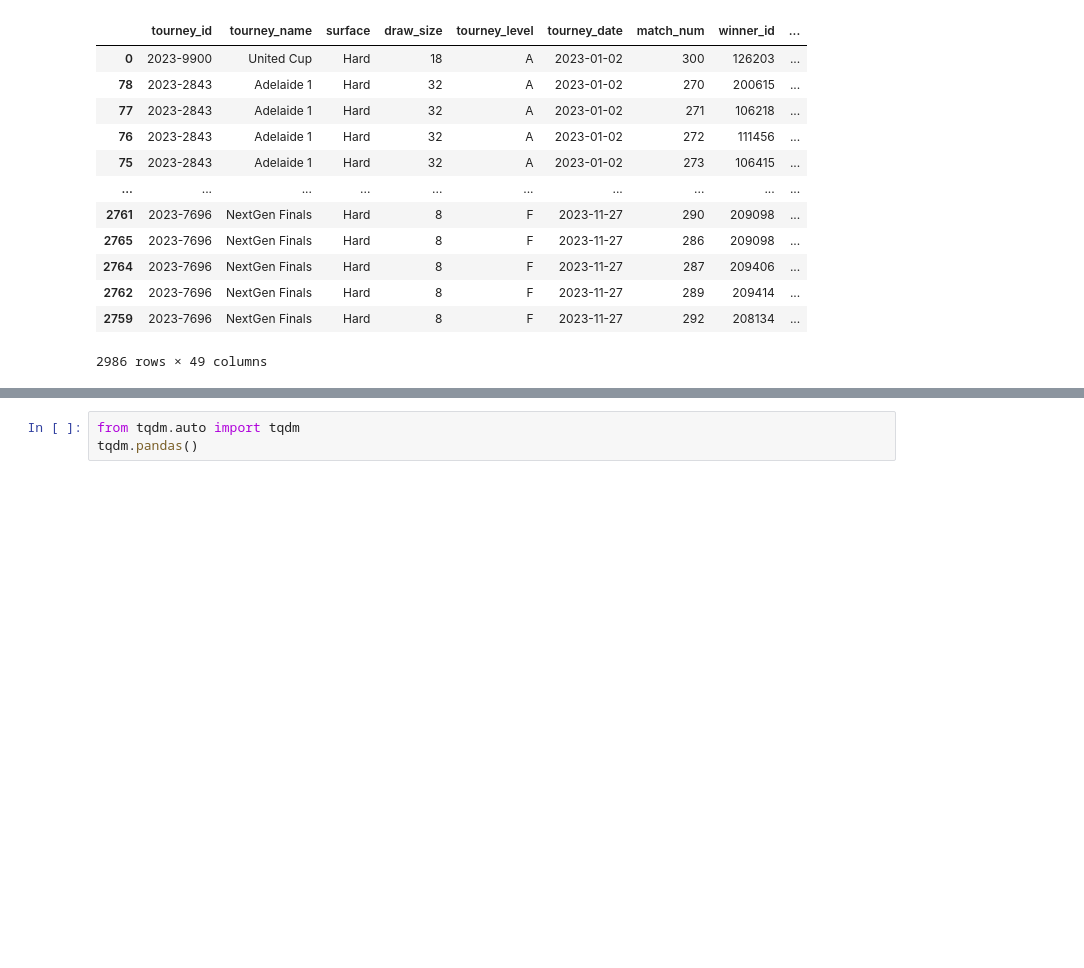
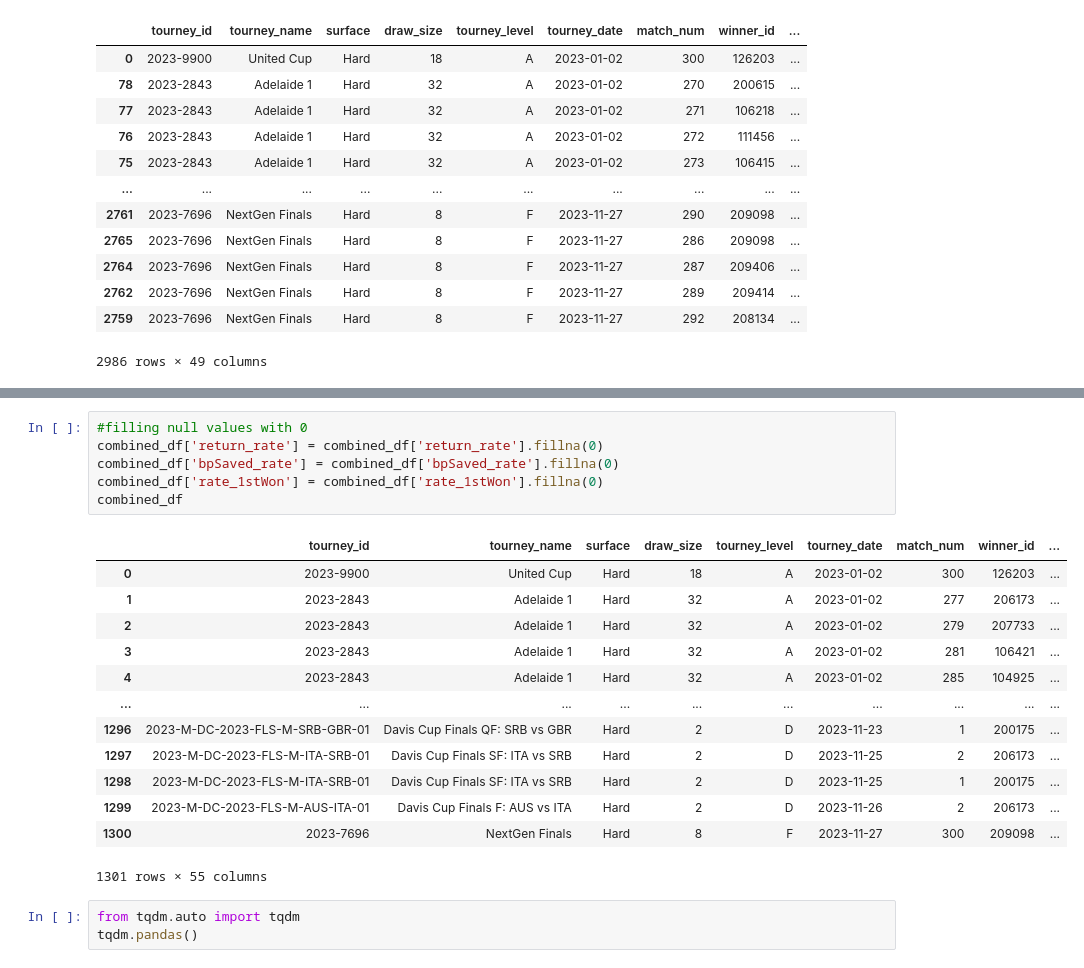
Before and after one commit to hazel-gandhi/tennis-regression, a Jupyter notebook: dataprep.ipynb, the cells around one changed output, grey strips where cells are left out. Cells and saved outputs as stored; diff of their text form; blank space fills up the shorter version.

```diff
--- a/dataprep.ipynb
+++ b/dataprep.ipynb
@@ -24,3 +111,23 @@ df_raw
+# %%
+#filling null values with 0
+combined_df['return_rate'] = combined_df['return_rate'].fillna(0)
+combined_df['bpSaved_rate'] = combined_df['bpSaved_rate'].fillna(0)
+combined_df['rate_1stWon'] = combined_df['rate_1stWon'].fillna(0)
+combined_df
+# %% [output]
+|  | tourney_id | tourney_name | surface | draw_size | tourney_level | tourney_date | match_num | winner_id | ... |
+| 0 | 2023-9900 | United Cup | Hard | 18 | A | 2023-01-02 | 300 | 126203 | ... |
+| 1 | 2023-2843 | Adelaide 1 | Hard | 32 | A | 2023-01-02 | 277 | 206173 | ... |
+| 2 | 2023-2843 | Adelaide 1 | Hard | 32 | A | 2023-01-02 | 279 | 207733 | ... |
+| 3 | 2023-2843 | Adelaide 1 | Hard | 32 | A | 2023-01-02 | 281 | 106421 | ... |
+| 4 | 2023-2843 | Adelaide 1 | Hard | 32 | A | 2023-01-02 | 285 | 104925 | ... |
+| ... | ... | ... | ... | ... | ... | ... | ... | ... | ... |
+| 1296 | 2023-M-DC-2023-FLS-M-SRB-GBR-01 | Davis Cup Finals QF: SRB vs GBR | Hard | 2 | D | 2023-11-23 | 1 | 200175 | ... |
+| 1297 | 2023-M-DC-2023-FLS-M-ITA-SRB-01 | Davis Cup Finals SF: ITA vs SRB | Hard | 2 | D | 2023-11-25 | 2 | 206173 | ... |
+| 1298 | 2023-M-DC-2023-FLS-M-ITA-SRB-01 | Davis Cup Finals SF: ITA vs SRB | Hard | 2 | D | 2023-11-25 | 1 | 200175 | ... |
+| 1299 | 2023-M-DC-2023-FLS-M-AUS-ITA-01 | Davis Cup Finals F: AUS vs ITA | Hard | 2 | D | 2023-11-26 | 2 | 206173 | ... |
+| 1300 | 2023-7696 | NextGen Finals | Hard | 8 | F | 2023-11-27 | 300 | 209098 | ... |
+1301 rows × 55 columns
 # %%
 from tqdm.auto import tqdm
 tqdm.pandas()
```
Also changed, not shown: parts of 12 cells of this notebook.
